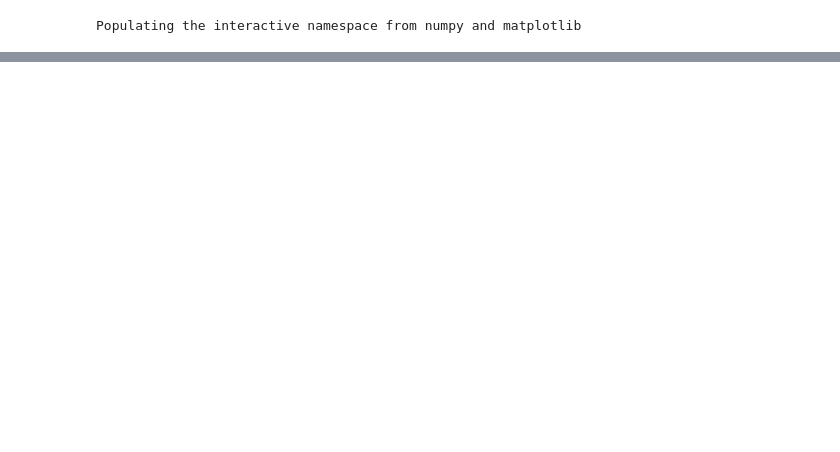
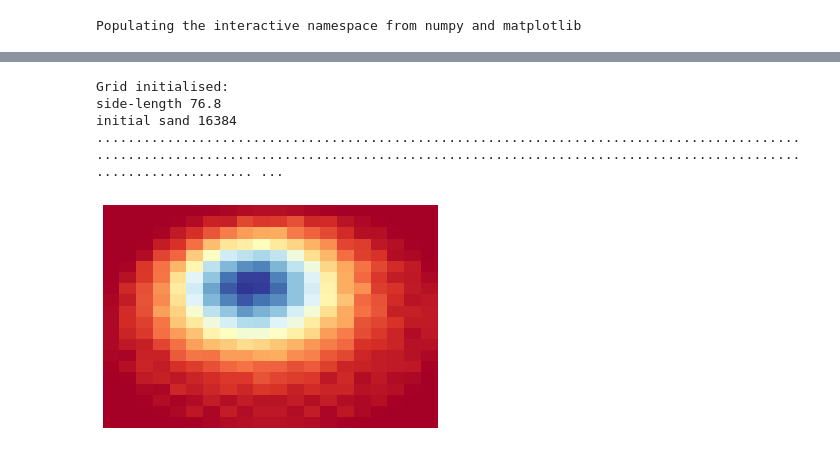
Before and after one commit to sminez/recreational_mathematics, a Jupyter notebook: Sandpiles/Sandpiles.ipynb, the cells around one changed output, grey strips where cells are left out. Cells and saved outputs as stored; diff of their text form; code cells hidden in the pictures; blank space fills up the shorter version.

```diff
--- a/Sandpiles/Sandpiles.ipynb
+++ b/Sandpiles/Sandpiles.ipynb
@@ -129,0 +182,30 @@ initial sand 1024
+# %%
+from matplotlib import pyplot as plt
+from matplotlib import animation
+
+fig = plt.figure()
+#ax = plt.axes()
+
+s = SandHeap(14, 'o+')
+g = s.ntopple(10, True)
+ax = sns.heatmap(g, cbar=False, xticklabels=False, yticklabels=False, cmap="RdYlBu")
+
+def init():
+    ax = sns.heatmap(g, cbar=False, xticklabels=False, yticklabels=False, cmap="RdYlBu")
+    return ax,
+
+def animate(i, ax, fig):
+    ax.cla()
+    g = s.ntopple(10, True)
+    ax = sns.heatmap(g, cbar=False, xticklabels=False, yticklabels=False, cmap="RdYlBu", ax=ax)
+    return ax,
+
+anim = animation.FuncAnimation(fig, animate, init_func=init, frames=40, interval=100, fargs=(ax,fig))
+anim.save('2_14_o+.mp4', writer='ffmpeg',bitrate=2000)
+plt.show()
+# %% [output]
+Grid initialised:
+side-length 76.8
+initial sand 16384
+........................................................................................................................................................................................................ ...
+[figure, added]
```
Also changed, not shown: parts of 9 cells of this notebook.
